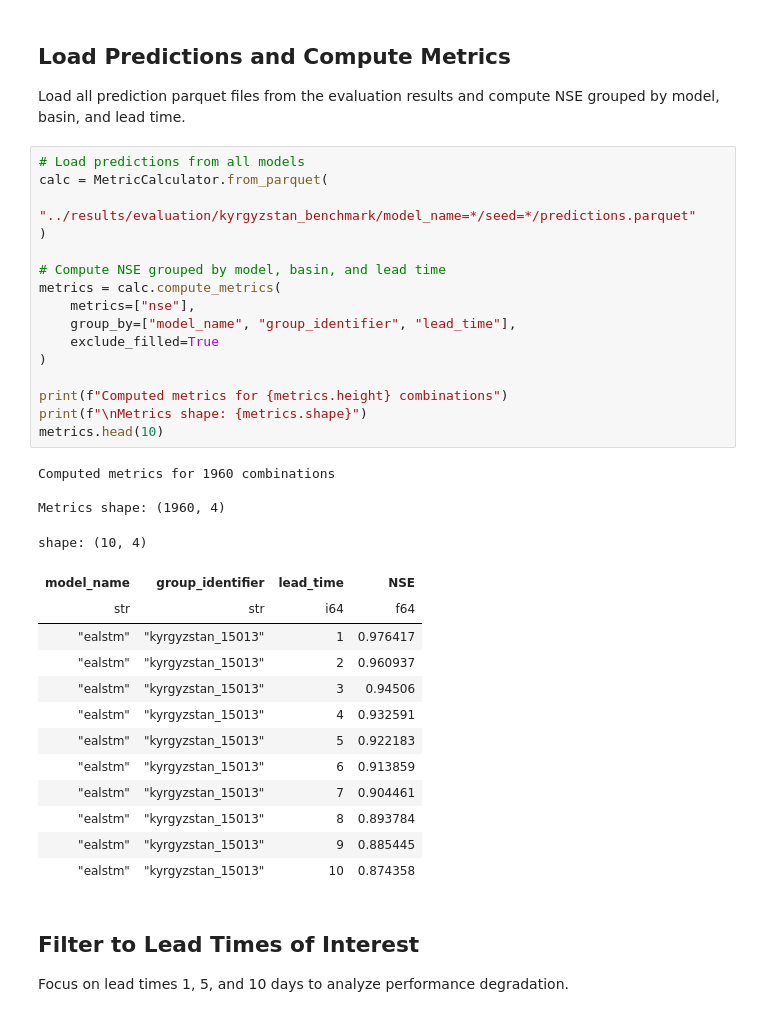
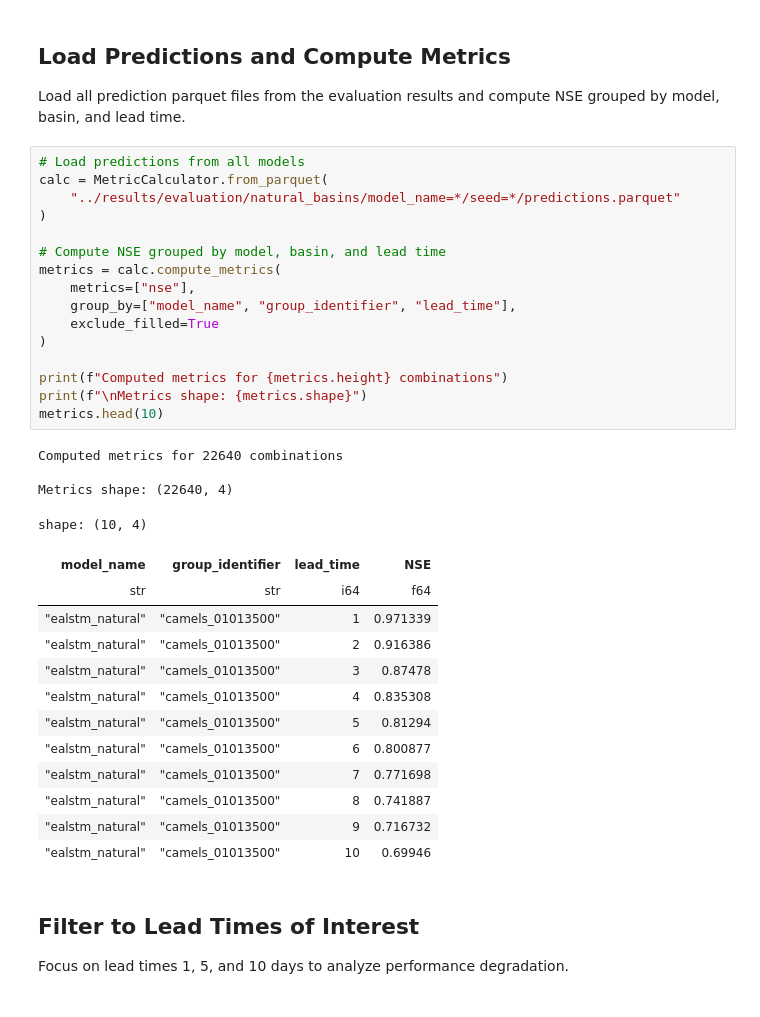
Before and after one commit to CooperBigFoot/publication-experiments, a Jupyter notebook: notebooks/forecast_performance_analysis.ipynb, the cells around one changed output. Drawn from its saved outputs; the diff is of its cells as text.

```diff
--- a/notebooks/forecast_performance_analysis.ipynb
+++ b/notebooks/forecast_performance_analysis.ipynb
@@ -18,36 +18,36 @@ Load all prediction parquet files from the evaluation results and compute NSE gr
 # %%
 # Load predictions from all models
 calc = MetricCalculator.from_parquet(
-    "../results/evaluation/kyrgyzstan_benchmark/model_name=*/seed=*/predictions.parquet"
+    "../results/evaluation/natural_basins/model_name=*/seed=*/predictions.parquet"
 )
 
 # Compute NSE grouped by model, basin, and lead time
 metrics = calc.compute_metrics(
     metrics=["nse"],
     group_by=["model_name", "group_identifier", "lead_time"],
     exclude_filled=True
 )
 
 print(f"Computed metrics for {metrics.height} combinations")
 print(f"\nMetrics shape: {metrics.shape}")
 metrics.head(10)
 # %% [output]
-Computed metrics for 1960 combinations
+Computed metrics for 22640 combinations
 
-Metrics shape: (1960, 4)
+Metrics shape: (22640, 4)
 shape: (10, 4)
 | model_name | group_identifier | lead_time | NSE |
 | str | str | i64 | f64 |
-| "ealstm" | "kyrgyzstan_15013" | 1 | 0.976417 |
-| "ealstm" | "kyrgyzstan_15013" | 2 | 0.960937 |
-| "ealstm" | "kyrgyzstan_15013" | 3 | 0.94506 |
-| "ealstm" | "kyrgyzstan_15013" | 4 | 0.932591 |
-| "ealstm" | "kyrgyzstan_15013" | 5 | 0.922183 |
-| "ealstm" | "kyrgyzstan_15013" | 6 | 0.913859 |
-| "ealstm" | "kyrgyzstan_15013" | 7 | 0.904461 |
-| "ealstm" | "kyrgyzstan_15013" | 8 | 0.893784 |
-| "ealstm" | "kyrgyzstan_15013" | 9 | 0.885445 |
-| "ealstm" | "kyrgyzstan_15013" | 10 | 0.874358 |
+| "ealstm_natural" | "camels_01013500" | 1 | 0.971339 |
+| "ealstm_natural" | "camels_01013500" | 2 | 0.916386 |
+| "ealstm_natural" | "camels_01013500" | 3 | 0.87478 |
+| "ealstm_natural" | "camels_01013500" | 4 | 0.835308 |
+| "ealstm_natural" | "camels_01013500" | 5 | 0.81294 |
+| "ealstm_natural" | "camels_01013500" | 6 | 0.800877 |
+| "ealstm_natural" | "camels_01013500" | 7 | 0.771698 |
+| "ealstm_natural" | "camels_01013500" | 8 | 0.741887 |
+| "ealstm_natural" | "camels_01013500" | 9 | 0.716732 |
+| "ealstm_natural" | "camels_01013500" | 10 | 0.69946 |
 # %% [markdown]
 ## Filter to Lead Times of Interest
 
```
Also changed, not shown: parts of 3 cells of this notebook, 19 other files.
